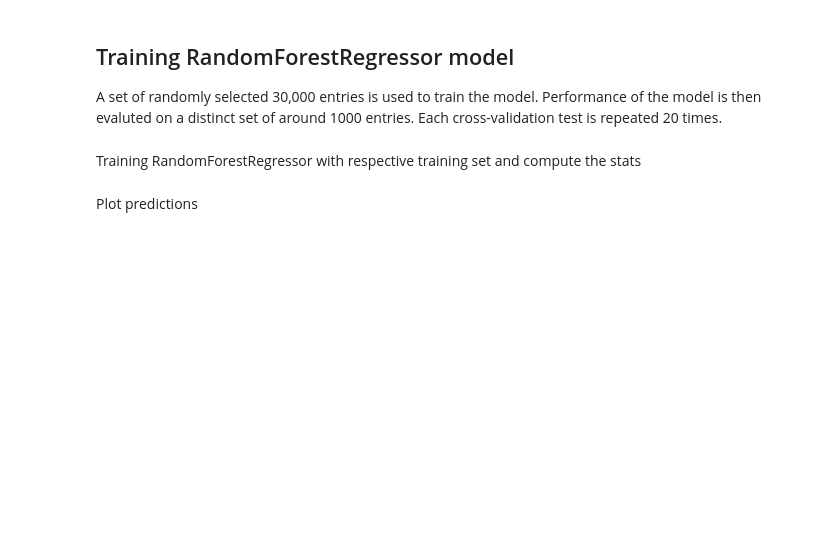
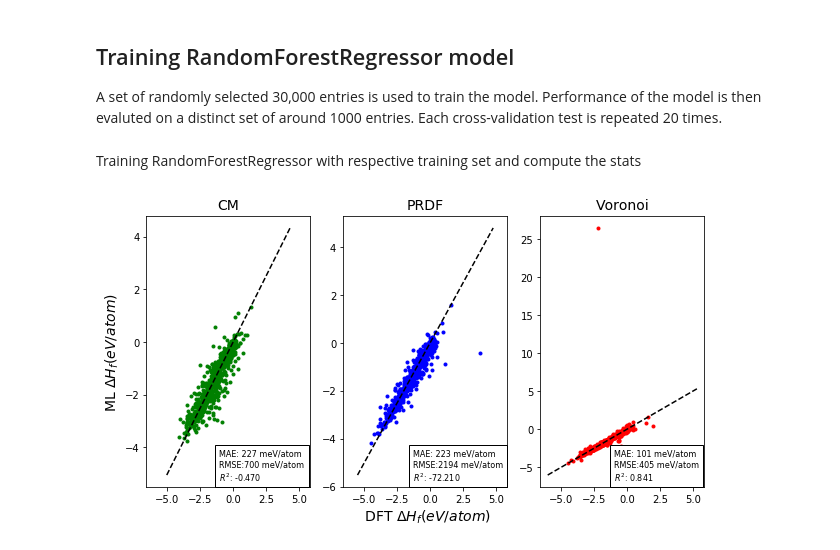
Before and after one commit to globus-labs/materials-ml-benchmarking, a Jupyter notebook: voronoi_cm_prdf_comparison/02.ipynb, the cells around one changed output. Cells and saved outputs as stored; diff of their text form; code cells hidden in the pictures; blank space fills up the shorter version.

Commit message:
added prediction plot

```diff
--- a/voronoi_cm_prdf_comparison/02.ipynb
+++ b/voronoi_cm_prdf_comparison/02.ipynb
@@ -60,7 +39,6 @@ A set of randomly selected 30,000 entries is used to train the model. Performanc
 # %%
 ft = ['ward', 'cm', 'prdf']
 # %%
-X_ward, X_cm, X_prdf, y = shuffle(X_ward, X_cm, X_prdf, y)
 X = {"ward": X_ward, "cm": X_cm, "prdf": X_prdf}
 # %% [markdown]
 Training RandomForestRegressor with respective training set and compute the stats
@@ -70,19 +48,22 @@ for ft in stats:
     stats[ft] = dict.fromkeys(['mae', 'rmse', 'r2', 'time_used'], 0.0)
 # %%
 for ft, x in X.items():
+    print ("Featurization:", ft)
+    print ("Is there any NaN values? :", np.any(np.isnan(x)))
+    print ("Are all values finite? :", np.all(np.isfinite(x)))
     for train_idx, test_idx in tqdm(ShuffleSplit(train_size=30000, test_size=1000, n_splits=20).split(x)):
         # split dataset
         x_train, x_test = X[ft][train_idx], X[ft][test_idx]
         y_train, y_test = y[train_idx], y[test_idx]
-        print (ft, np.any(np.isnan(x_train)), np.all(np.isfinite(x_train)))
+
         # compute time used to train model
         start = time.perf_counter()
 
         # Use pipeline
-        Pipeline([
-                ('imputer', Imputer(missing_values='NaN', strategy='mean', axis=1)), # For the failed structures
-                ('model', RandomForestRegressor(n_estimators=100, n_jobs=-1))
-                ])
+        model = Pipeline([
+                    ('imputer', Imputer(missing_values='NaN', strategy='mean', axis=1)), # For the failed structures
+                    ('model', RandomForestRegressor(n_estimators=100, n_jobs=-1))
+                    ])
         # train model
         model.fit(x_train, y_train)
 
@@ -99,30 +80,36 @@ for ft, x in X.items():
 
     # save predicted formation enthalpy at last iteration
     pred[ft], calc[ft] = y_pred, y_test
+    print ()
-# %% [markdown]
-Plot predictions
 # %%
-fig, (ax1, ax2, ax3) = plt.subplots(1, 3, sharey=True, sharex=True)
+fig, (ax1, ax2, ax3) = plt.subplots(1, 3, sharex=True)
 
-ax1.set_title("CM")
-ax2.set_title("PRDF")
-ax3.set_title("Voronoi")
+ax1.set_title("CM", fontsize=14)
+ax2.set_title("PRDF", fontsize=14)
+ax3.set_title("Voronoi", fontsize=14)
 
-ax1.set_ylabel("ML $\Delta H_f (eV/atom)$")
-ax2.set_xlabel(" DFT $\Delta H_f (eV/atom)$")
+ax1.set_ylabel("ML $\Delta H_f (eV/atom)$", fontsize=14)
+ax2.set_xlabel(" DFT $\Delta H_f (eV/atom)$", fontsize=14)
 
 ax1.scatter(calc['cm'], pred['cm'], color='g', marker='.')
 ax2.scatter(calc['prdf'], pred['prdf'], color='b', marker='.')
 ax3.scatter(calc['ward'], pred['ward'], color='r', marker='.')
 
-ax1.text(0.495, 0.026, 'MAE: {:.0f} meV/atom\nRMSE:{:.0f} meV/atom\n$R^2$: {:.3f}'.format(stats['cm']['mae']*1e3, stats['cm']['rmse']*1e3, stats['cm']['r2']),
+ax1.plot(ax1.get_xlim(), ax1.get_xlim(), 'k--')
+ax2.plot(ax1.get_xlim(), ax1.get_xlim(), 'k--')
+ax3.plot(ax1.get_xlim(), ax1.get_xlim(), 'k--')
+
+ax1.text(0.445, 0.026, 'MAE: {:.0f} meV/atom\nRMSE:{:.0f} meV/atom\n$R^2$: {:.3f}'.format(stats['cm']['mae']*1e3, stats['cm']['rmse']*1e3, stats['cm']['r2']),
          transform=ax1.transAxes, fontsize=8,
          bbox={'facecolor': 'w', 'edgecolor': 'k'})
-ax2.text(1.0, 0.026, 'MAE: {:.0f} meV/atom\nRMSE:{:.0f} meV/atom\n$R^2$: {:.3f}'.format(stats['prdf']['mae']*1e3, stats['prdf']['rmse']*1e3, stats['prdf']['r2']),
+ax2.text(1.625, 0.026, 'MAE: {:.0f} meV/atom\nRMSE:{:.0f} meV/atom\n$R^2$: {:.3f}'.format(stats['prdf']['mae']*1e3, stats['prdf']['rmse']*1e3, stats['prdf']['r2']),
          transform=ax1.transAxes, fontsize=8,
          bbox={'facecolor': 'w', 'edgecolor': 'k'})
-ax3.text(1.5, 0.026, 'MAE: {:.0f} meV/atom\nRMSE:{:.0f} meV/atom\n$R^2$: {:.3f}'.format(stats['ward']['mae']*1e3, stats['ward']['rmse']*1e3, stats['ward']['r2']),
+ax3.text(2.85, 0.026, 'MAE: {:.0f} meV/atom\nRMSE:{:.0f} meV/atom\n$R^2$: {:.3f}'.format(stats['ward']['mae']*1e3, stats['ward']['rmse']*1e3, stats['ward']['r2']),
          transform=ax1.transAxes, fontsize=8,
          bbox={'facecolor': 'w', 'edgecolor': 'k'})
 
-fig.tight_layout()
+fig.subplots_adjust(wspace=0.2)
+fig.set_size_inches((10, 5))
+# %% [output]
+[figure, added]
```
Also changed, not shown: parts of 8 cells of this notebook, 1 other file.
